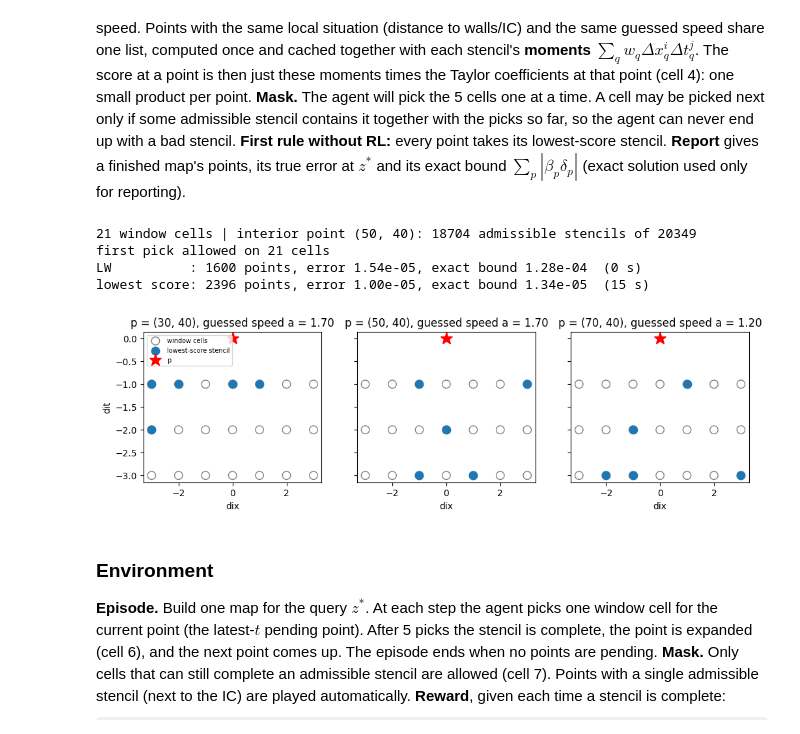
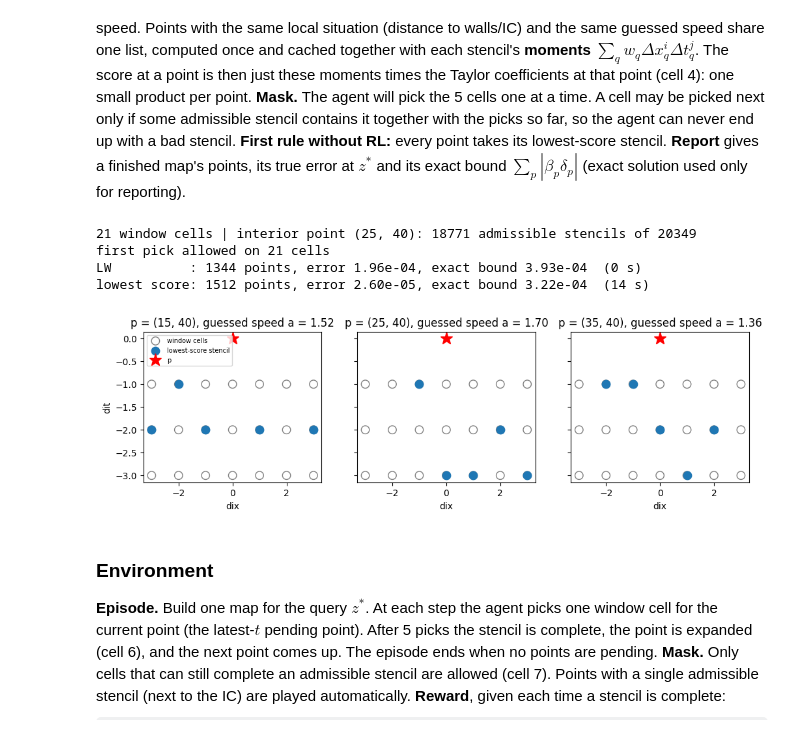
Before and after one commit to atayyar1/RL-For-PDEs, a Jupyter notebook: Taylor linear predictor/12.3 Robust Backward Burger Shock.ipynb, the cells around one changed output. Drawn from its saved outputs; the diff is of its cells as text; code cells hidden in the pictures; some formulas as TeX source.

```diff
--- a/Taylor linear predictor/12.3 Robust Backward Burger Shock.ipynb
+++ b/Taylor linear predictor/12.3 Robust Backward Burger Shock.ipynb
@@ -257,7 +244,7 @@ The guess only steers **which stencils and weights are chosen**. The values at $
 # %%
 # ── Rough guess of u and its x-derivatives, used ONLY to build the map (speed, weights, score, influence) ──
 # Lax-Wendroff on a grid K_COARSE times coarser, from the initial condition to T, with the same boundary data; computed once.
-K_COARSE = {"walls": 5, "inflow_smooth": 5, "inflow_front": 2}[PROBLEM]       # the front needs a finer guess
+K_COARSE = {"walls": 5, "inflow_smooth": 3, "inflow_front": 2}[PROBLEM]
 from scipy.interpolate import make_interp_spline
 xc  = np.linspace(0.0, 1.0, (nx - 1) // K_COARSE + 1)
 hc  = xc[1] - xc[0]
@@ -388,23 +375,34 @@ def build_map(z_star, choose):
     return m
 
 # ── Forward pass: values bottom-up, from the IC and walls to z*, with the weights chosen in the map ──
-def evaluate(m):
-    u_hat = {}
+# ── Forward pass: values bottom-up, from the IC and walls to z* ──
+# The map fixes the neighbours (chosen with the guessed speed). Each point then re-solves its weights with the speed
+# of its own computed value (picard steps; 0 = keep the map's weights), so the guessed speed never enters the values.
+# The weights actually used are kept in m["w_used"] (report needs them).
+def evaluate(m, picard=1):
+    u_hat, m["w_used"] = {}, {}
     value = lambda q: known_value(q) if is_known(q) else u_hat[q]
     for p in sorted(m["stencil"], key=lambda p: p[1]):          # increasing t: neighbours are ready
         nbs, w = m["stencil"][p]
-        u_hat[p] = sum(wq * value(q) for q, wq in zip(nbs, w))
+        v = np.array([value(q) for q in nbs])
+        DX, DT = np.array([q[0] - p[0] for q in nbs]) * dx, np.array([q[1] - p[1] for q in nbs]) * dt
+        for _ in range(picard):
+            w_new = solve_weights(DX, DT, a(w @ v))             # speed from the value just computed
+            if w_new is None:                                   # not admissible: keep the last weights
+                break
+            w = w_new
+        m["w_used"][p], u_hat[p] = w, w @ v
     return u_hat
-
 # ── Check: every point takes the Lax-Wendroff stencil (3 points one level down) ──
 # z* = (20, 40) is close enough to the left wall that its cone reaches it: the wall data is used.
 # The identity only holds if the known data (IC and walls) is exact.
 lw = lambda m, p: [(p[0] - 1, p[1] - 1), (p[0], p[1] - 1), (p[0] + 1, p[1] - 1)]
-z = (20, 40)
+z = (10, 40)
 m = build_map(z, lw)
-err = Ug(z) - evaluate(m)[z]
+err = Ug(z) - evaluate(m, picard=0)[z]                       # the map's own weights: the identity must hold exactly
 delta = {p: Ug(p) - w @ np.array([Ug(q) for q in nbs]) for p, (nbs, w) in m["stencil"].items()}
 n_wall = sum(1 for p, (nbs, w) in m["stencil"].items() for q in nbs if q[0] in (0, nx - 1) and q[1] > 0)
 print(f"LW map at z* = {z}: {len(m['stencil'])} points, {n_wall} uses of wall data | error at z* {abs(err):.2e}")
 print(f"identity: e(z*) = {err:.6e}, sum beta*delta = {sum(m['beta'][p] * delta[p] for p in delta):.6e}")
+print(f"with live speed (1 Picard step): error at z* {abs(Ug(z) - evaluate(m)[z]):.2e}")
 # %% [output]
@@ -464,43 +463,50 @@ def pick_mask(p, picks):
 
 # ── A first rule without RL: every point takes its lowest-score stencil ──
 def lowest_score(m, p):
     sets, _, sc = admissible(p)
     return [place(p, k) for k in sets[int(np.argmin(sc))]]
 
 # ── Report of a finished map: points, true error at z*, exact bound sum |beta delta| (u_true ONLY for reporting) ──
+# ── Report of a finished map: points, true error at z*, exact bound sum |beta delta| (u_true ONLY for reporting) ──
+# with the weights the forward pass actually used (live speed); beta is recomputed with them, so e(z*) = sum beta delta
 def report(m):
     z = m["z_star"]
-    delta = {p: Ug(p) - w @ np.array([Ug(q) for q in nbs]) for p, (nbs, w) in m["stencil"].items()}
-    return {"points": len(m["stencil"]), "error": abs(Ug(z) - evaluate(m)[z]),
-            "bound": sum(abs(m["beta"][p] * delta[p]) for p in delta)}
-
-z = (50, 40)
+    u_hat, W = evaluate(m), m["w_used"]
+    beta = {z: 1.0}
+    for p in sorted(m["stencil"], key=lambda p: -p[1]):          # latest t first: beta_p is complete when p is used
+        for q, wq in zip(m["stencil"][p][0], W[p]):
+            if not is_known(q):
+                beta[q] = beta.get(q, 0.0) + beta[p] * wq
+    delta = {p: Ug(p) - W[p] @ np.array([Ug(q) for q in m["stencil"][p][0]]) for p in m["stencil"]}
+    return {"points": len(m["stencil"]), "error": abs(Ug(z) - u_hat[z]),
+            "bound": sum(abs(beta[p] * delta[p]) for p in delta)}
+z = (25, 40)
 sets, _, sc = admissible(z)
 print(f"{N_CELLS} window cells | interior point {z}: {len(sets)} admissible stencils of "
       f"{len(list(itertools.combinations(range(N_CELLS), N_NB)))}")
 print("first pick allowed on", pick_mask(z, []).sum(), "cells")
 
 for name, rule in [("LW", lw), ("lowest score", lowest_score)]:
     t0 = time.time()
     rep = report(build_map(z, rule))
     print(f"{name:12s}: {rep['points']} points, error {rep['error']:.2e}, exact bound {rep['bound']:.2e}  ({time.time() - t0:.0f} s)")
 
 # ── Picture: the lowest-score stencil at three points with different speeds ──
 fig, axes = plt.subplots(1, 3, figsize=(12, 3), sharey=True)
-for ax, p in zip(axes, [(30, 40), (50, 40), (70, 40)]):
+for ax, p in zip(axes, [(15, 40), (25, 40), (35, 40)]):
     sets, _, sc = admissible(p)
     best = sets[int(np.argmin(sc))]
     ax.scatter(*np.array(WINDOW).T, s=80, facecolors='none', edgecolors='gray', label='window cells')
     ax.scatter(*np.array([WINDOW[k] for k in best]).T, s=80, color='tab:blue', label='lowest-score stencil')
     ax.plot(0, 0, 'r*', ms=14, label='p')
     ax.set_title(f"p = {p}, guessed speed a = {a_build(p):.2f}"); ax.set_xlabel('dix')
 axes[0].set_ylabel('dit'); axes[0].legend(fontsize=7, loc='upper left'); plt.show()
 # %% [output]
-21 window cells | interior point (50, 40): 18704 admissible stencils of 20349
+21 window cells | interior point (25, 40): 18771 admissible stencils of 20349
 first pick allowed on 21 cells
-LW          : 1600 points, error 1.54e-05, exact bound 1.28e-04  (0 s)
-lowest score: 2396 points, error 1.00e-05, exact bound 1.34e-05  (15 s)
+LW          : 1344 points, error 1.96e-04, exact bound 3.93e-04  (0 s)
+lowest score: 1512 points, error 2.60e-05, exact bound 3.22e-04  (14 s)
-[figure, old version]
+[figure, new version]
 # %% [markdown]
 ### Environment
 **Episode.** Build one map for the query $z^*$. At each step the agent picks one window cell for the current point (the latest-$t$ pending point). After 5 picks the stencil is complete, the point is expanded (cell 6), and the next point comes up. The episode ends when no points are pending.
```
Also changed, not shown: parts of 29 cells of this notebook, 1 other file.
